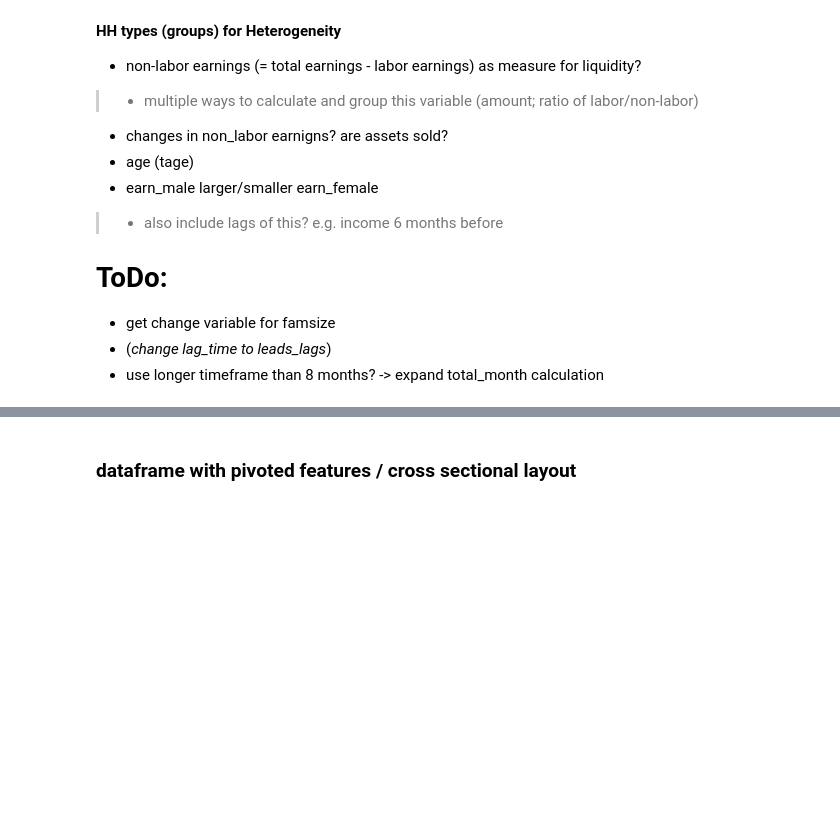
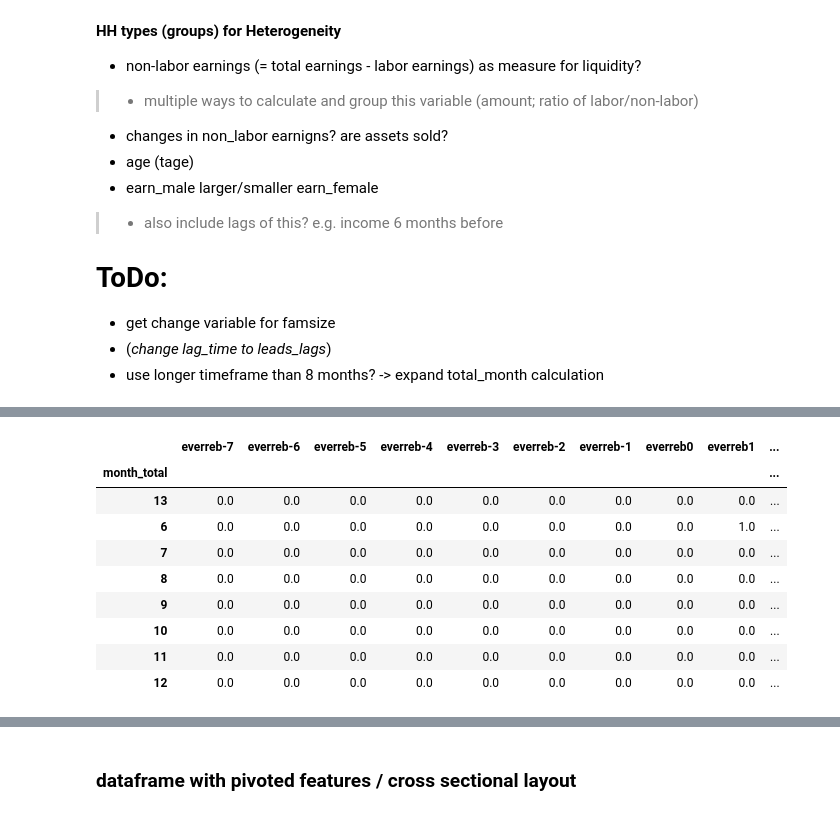
Before and after one commit to MaxDerWeber/MasterThesis, a Jupyter notebook: Powell_dataset.ipynb, the cells around one changed output, grey strips where cells are left out. Saved outputs shown, nothing was run; the diff lists cells and outputs as text; code cells hidden in the pictures; blank space fills up the shorter version.

```diff
--- a/Powell_dataset.ipynb
+++ b/Powell_dataset.ipynb
@@ -660,0 +451,14 @@ houshold.loc['955958398688'].sort_index()[['everreb_-2.0', 'everreb_-1.0', 'ever
+# %%
+houshold.loc[19128038046][['everreb-7', 'everreb-6', 'everreb-5', 'everreb-4', 'everreb-3','everreb-2', 'everreb-1', 'everreb0', 'everreb1', 'everreb2',
+          'everreb3', 'everreb4', 'everreb5', 'everreb6', 'everreb7', 'everreb8','everreb9', 'everreb10', 'everreb11']]
+# %% [output]
+|  | everreb-7 | everreb-6 | everreb-5 | everreb-4 | everreb-3 | everreb-2 | everreb-1 | everreb0 | everreb1 | ... |
+| month_total |  |  |  |  |  |  |  |  |  | ... |
+| 13 | 0.0 | 0.0 | 0.0 | 0.0 | 0.0 | 0.0 | 0.0 | 0.0 | 0.0 | ... |
+| 6 | 0.0 | 0.0 | 0.0 | 0.0 | 0.0 | 0.0 | 0.0 | 0.0 | 1.0 | ... |
+| 7 | 0.0 | 0.0 | 0.0 | 0.0 | 0.0 | 0.0 | 0.0 | 0.0 | 0.0 | ... |
+| 8 | 0.0 | 0.0 | 0.0 | 0.0 | 0.0 | 0.0 | 0.0 | 0.0 | 0.0 | ... |
+| 9 | 0.0 | 0.0 | 0.0 | 0.0 | 0.0 | 0.0 | 0.0 | 0.0 | 0.0 | ... |
+| 10 | 0.0 | 0.0 | 0.0 | 0.0 | 0.0 | 0.0 | 0.0 | 0.0 | 0.0 | ... |
+| 11 | 0.0 | 0.0 | 0.0 | 0.0 | 0.0 | 0.0 | 0.0 | 0.0 | 0.0 | ... |
+| 12 | 0.0 | 0.0 | 0.0 | 0.0 | 0.0 | 0.0 | 0.0 | 0.0 | 0.0 | ... |
```
Also changed, not shown: parts of 43 cells of this notebook, 2 other files.
